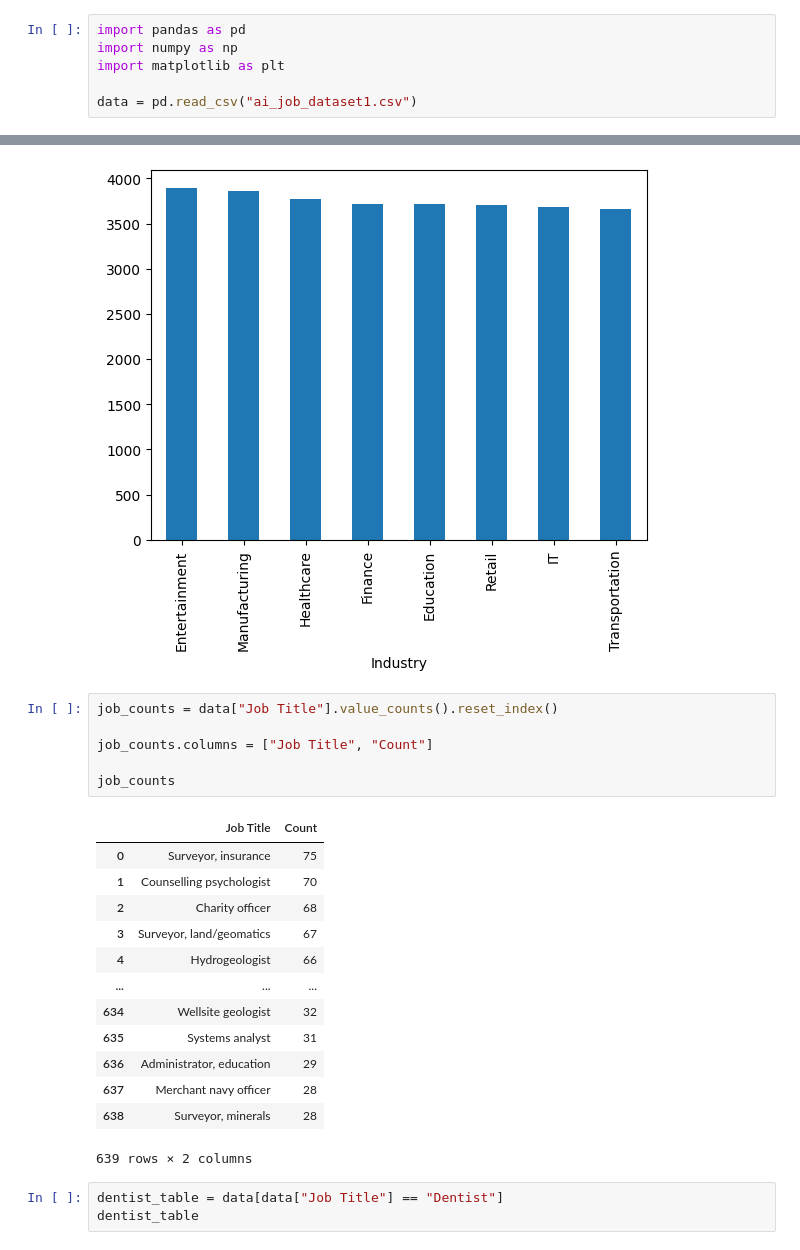
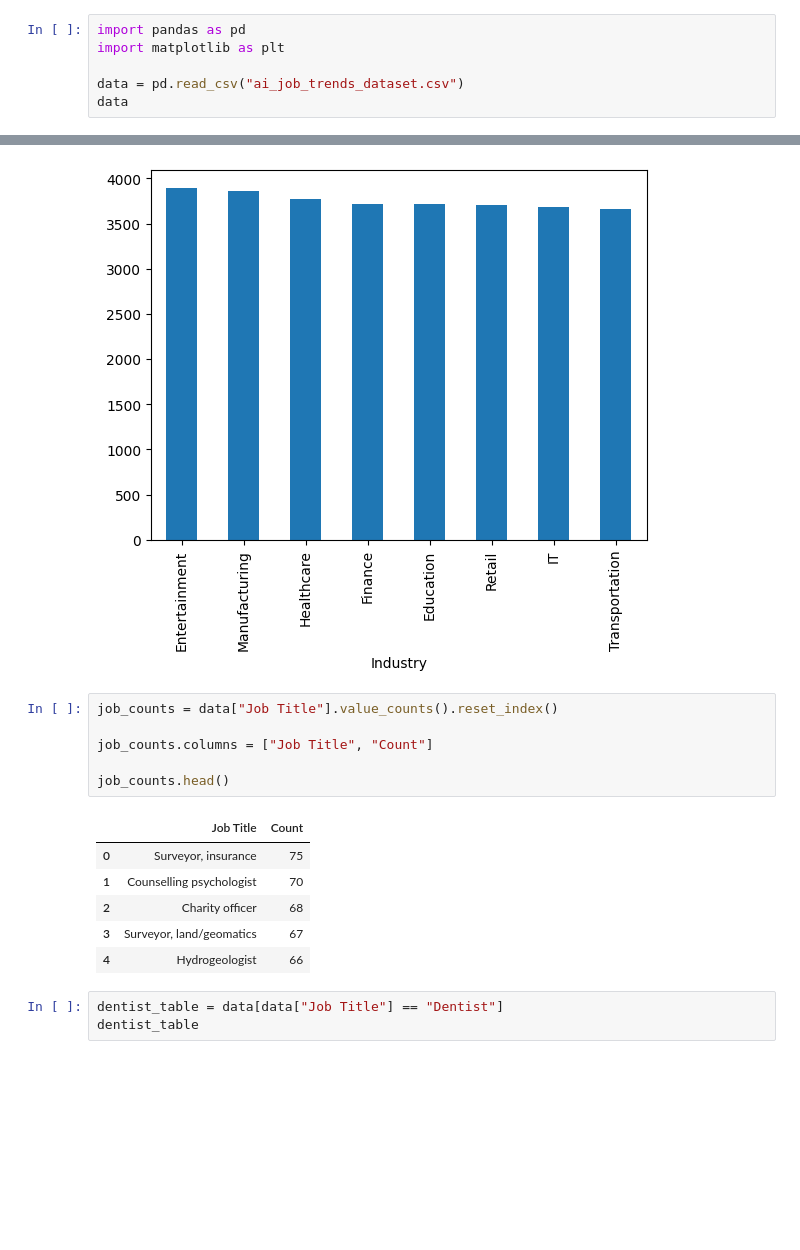
Before and after one commit to RaccoonWithAPeanutButterJar/ItDS2025-Project, a Jupyter notebook: Exploratory_analysis.ipynb, the cells around one changed output, grey strips where cells are left out. Cells and saved outputs as stored; diff of their text form; blank space fills up the shorter version.

```diff
--- a/Exploratory_analysis.ipynb
+++ b/Exploratory_analysis.ipynb
@@ -3,6 +1,6 @@ import libraries and reading data
 # %%
 import pandas as pd
-import numpy as np
 import matplotlib as plt
 
-data = pd.read_csv("ai_job_dataset1.csv")
+data = pd.read_csv("ai_job_trends_dataset.csv")
+data
@@ -17,23 +29,16 @@ industry_count.plot(kind = "bar")
 # %%
 job_counts = data["Job Title"].value_counts().reset_index()
 
 job_counts.columns = ["Job Title", "Count"]
 
-job_counts
+job_counts.head()
 # %% [output]
 |  | Job Title | Count |
 | 0 | Surveyor, insurance | 75 |
 | 1 | Counselling psychologist | 70 |
 | 2 | Charity officer | 68 |
 | 3 | Surveyor, land/geomatics | 67 |
 | 4 | Hydrogeologist | 66 |
-| ... | ... | ... |
-| 634 | Wellsite geologist | 32 |
-| 635 | Systems analyst | 31 |
-| 636 | Administrator, education | 29 |
-| 637 | Merchant navy officer | 28 |
-| 638 | Surveyor, minerals | 28 |
-639 rows × 2 columns
 # %%
 dentist_table = data[data["Job Title"] == "Dentist"]
 dentist_table
```
Also changed, not shown: parts of 4 cells of this notebook.
